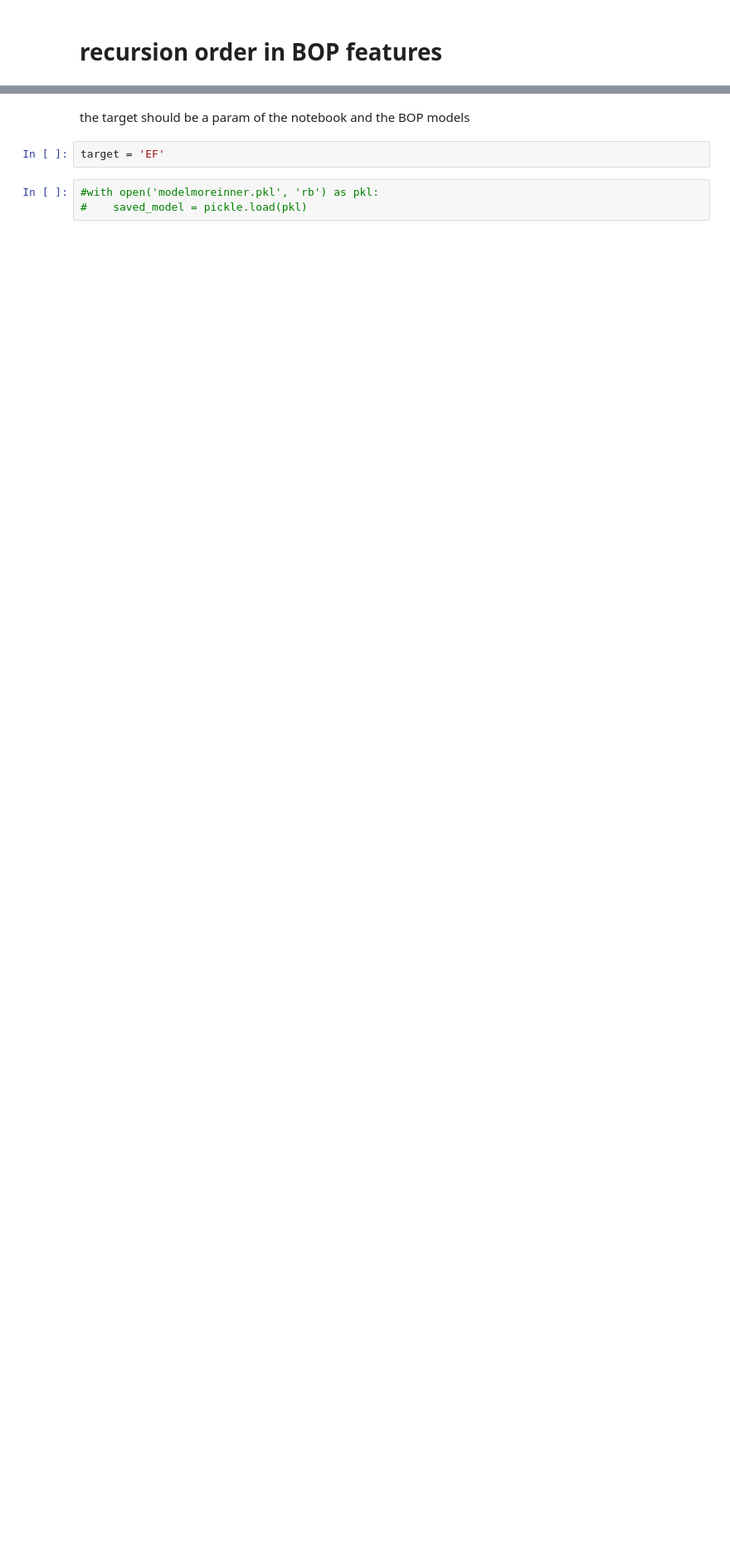
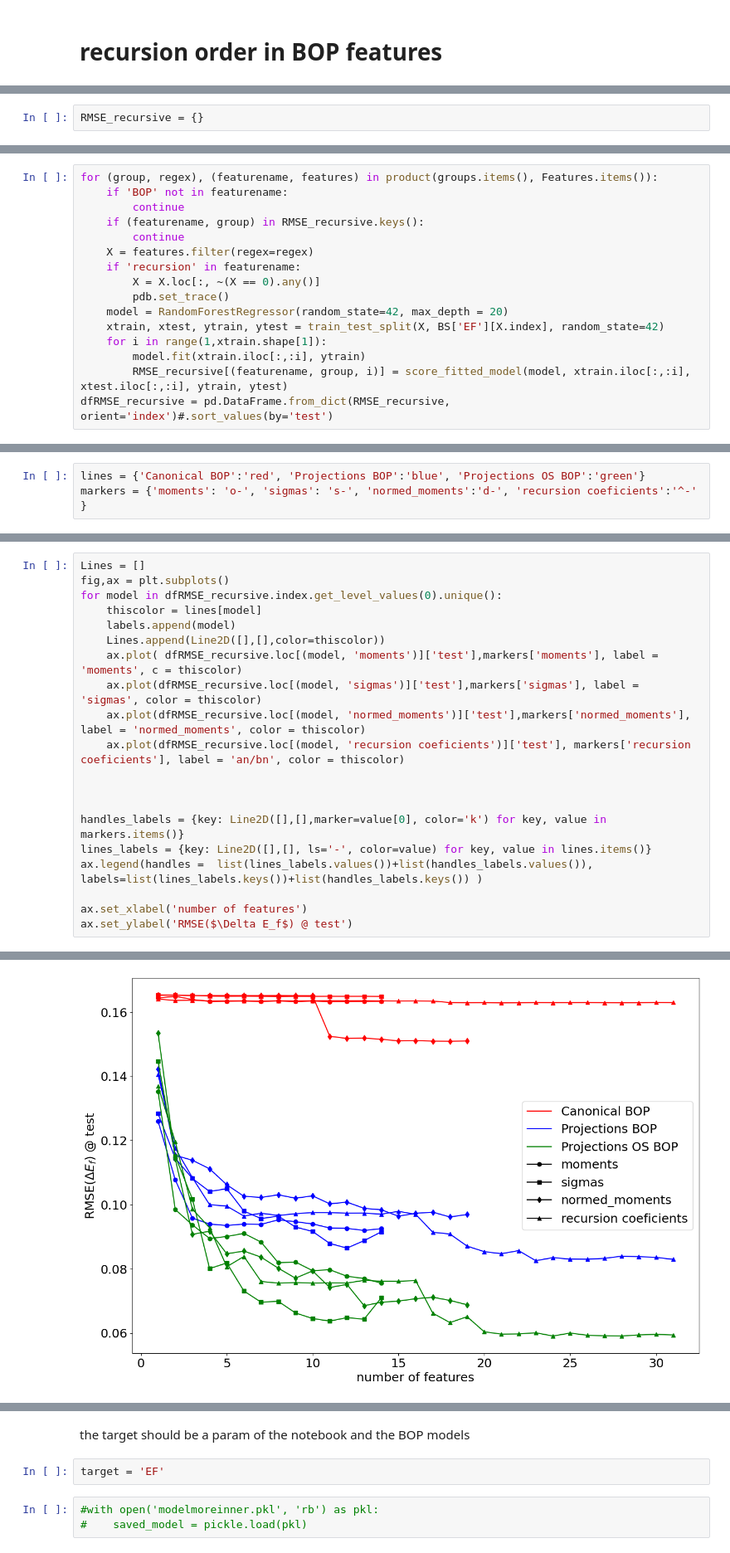
Before and after one commit to AIIMProject/MLFeMoTCPs, a Jupyter notebook: 07_MachineLearn.ipynb, the cells around one changed output, grey strips where cells are left out. Shown at 83% size. Saved outputs shown, nothing was run; the diff lists cells and outputs as text; blank space fills up the shorter version.

```diff
--- a/07_MachineLearn.ipynb
+++ b/07_MachineLearn.ipynb
@@ -197,0 +194,2 @@ Binf_1_CN16
+# %%
+RMSE_recursive = {}
@@ -197,0 +198,16 @@ Binf_1_CN16
+# %%
+for (group, regex), (featurename, features) in product(groups.items(), Features.items()):
+    if 'BOP' not in featurename:
+        continue
+    if (featurename, group) in RMSE_recursive.keys():
+        continue
+    X = features.filter(regex=regex)
+    if 'recursion' in featurename:
+        X = X.loc[:, ~(X == 0).any()]
+        pdb.set_trace()
+    model = RandomForestRegressor(random_state=42, max_depth = 20)
+    xtrain, xtest, ytrain, ytest = train_test_split(X, BS['EF'][X.index], random_state=42)
+    for i in range(1,xtrain.shape[1]):
+        model.fit(xtrain.iloc[:,:i], ytrain)
+        RMSE_recursive[(featurename, group, i)] = score_fitted_model(model, xtrain.iloc[:,:i], xtest.iloc[:,:i], ytrain, ytest)
+dfRMSE_recursive = pd.DataFrame.from_dict(RMSE_recursive, orient='index')#.sort_values(by='test')
@@ -197,0 +218,3 @@ Binf_1_CN16
+# %%
+lines = {'Canonical BOP':'red', 'Projections BOP':'blue', 'Projections OS BOP':'green'}
+markers = {'moments': 'o-', 'sigmas': 's-', 'normed_moments':'d-', 'recursion coeficients':'^-' }
@@ -197,0 +223,21 @@ Binf_1_CN16
+# %%
+Lines = []
+fig,ax = plt.subplots()
+for model in dfRMSE_recursive.index.get_level_values(0).unique():
+    thiscolor = lines[model]
+    labels.append(model)
+    Lines.append(Line2D([],[],color=thiscolor))
+    ax.plot( dfRMSE_recursive.loc[(model, 'moments')]['test'],markers['moments'], label = 'moments', c = thiscolor)
+    ax.plot(dfRMSE_recursive.loc[(model, 'sigmas')]['test'],markers['sigmas'], label = 'sigmas', color = thiscolor)
+    ax.plot(dfRMSE_recursive.loc[(model, 'normed_moments')]['test'],markers['normed_moments'], label = 'normed_moments', color = thiscolor)
+    ax.plot(dfRMSE_recursive.loc[(model, 'recursion coeficients')]['test'], markers['recursion coeficients'], label = 'an/bn', color = thiscolor)
+
+
+
+handles_labels = {key: Line2D([],[],marker=value[0], color='k') for key, value in markers.items()}
+lines_labels = {key: Line2D([],[], ls='-', color=value) for key, value in lines.items()}
+ax.legend(handles =  list(lines_labels.values())+list(handles_labels.values()), labels=list(lines_labels.keys())+list(handles_labels.keys()) )
+
+ax.set_xlabel('number of features')
+ax.set_ylabel('RMSE($\Delta E_f$) @ test')
+# %% [output]
@@ -197,0 +245 @@ Binf_1_CN16
+[figure, added]
```
Also changed, not shown: parts of 19 cells of this notebook.
